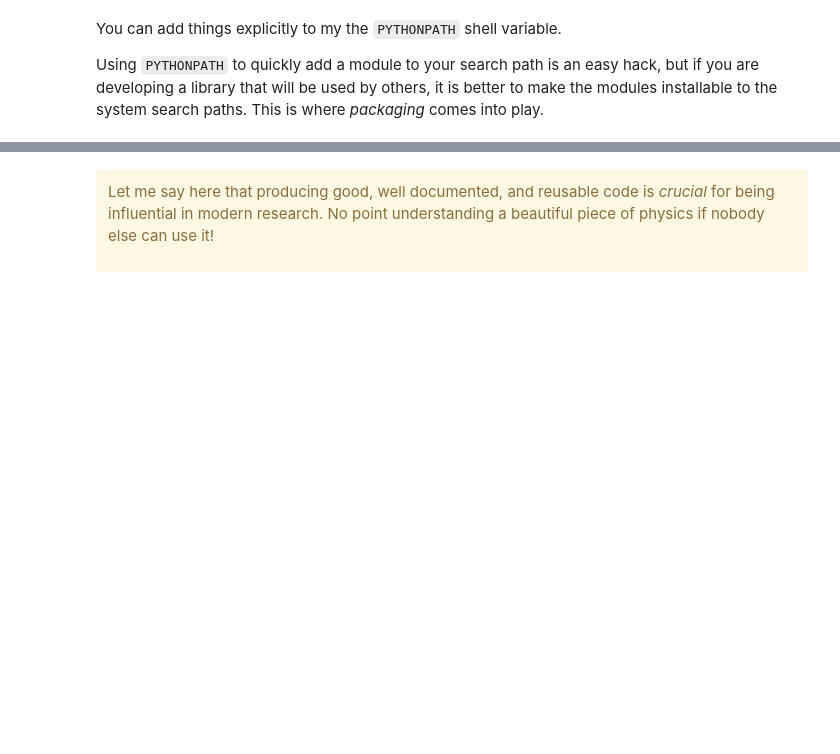
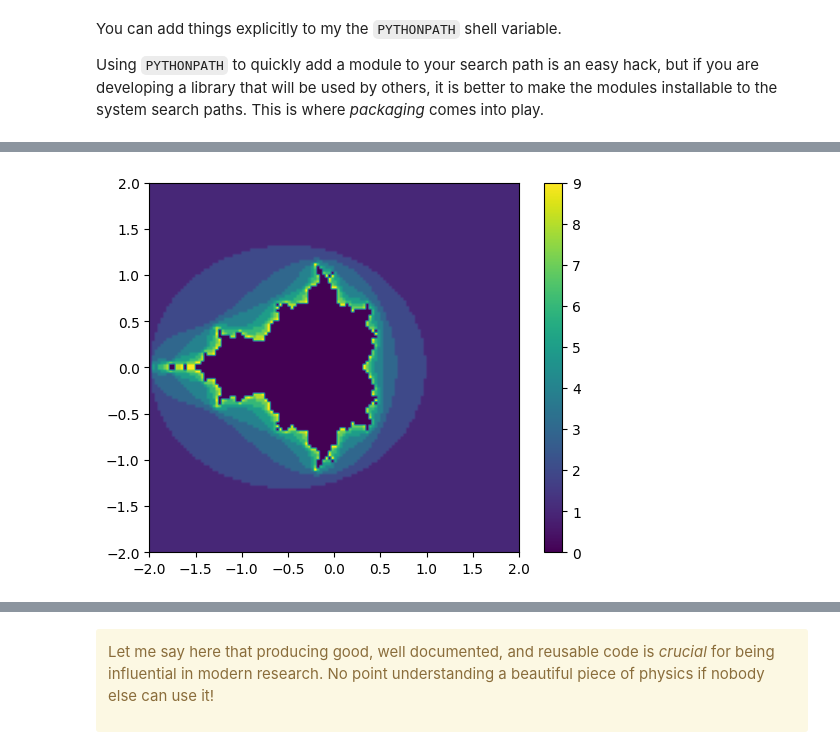
Before and after one commit to dgerosa/scientificcomputing_bicocca_2023, a Jupyter notebook: lectures/L08_pytest_pip.ipynb, the cells around one changed output, grey strips where cells are left out. Drawn from its saved outputs; the diff is of its cells as text; code cells hidden in the pictures; blank space fills up the shorter version.

```diff
--- a/lectures/L08_pytest_pip.ipynb
+++ b/lectures/L08_pytest_pip.ipynb
@@ -370,3 +341,7 @@ This produces the plot shown below:
+# %%
+fig = modulescicompclass.mandelbrot(128)
+# %% [output]
+[figure, added]
 # %% [markdown]
 ## pip Deployment
 
```
Also changed, not shown: parts of 6 cells of this notebook, 5 other files.
